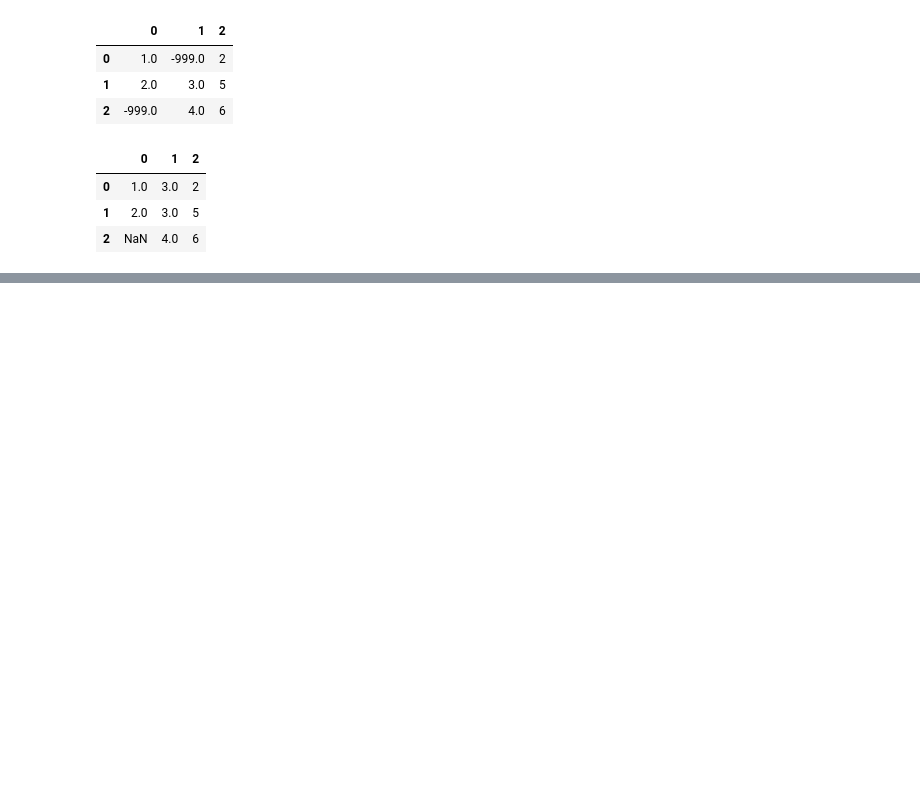
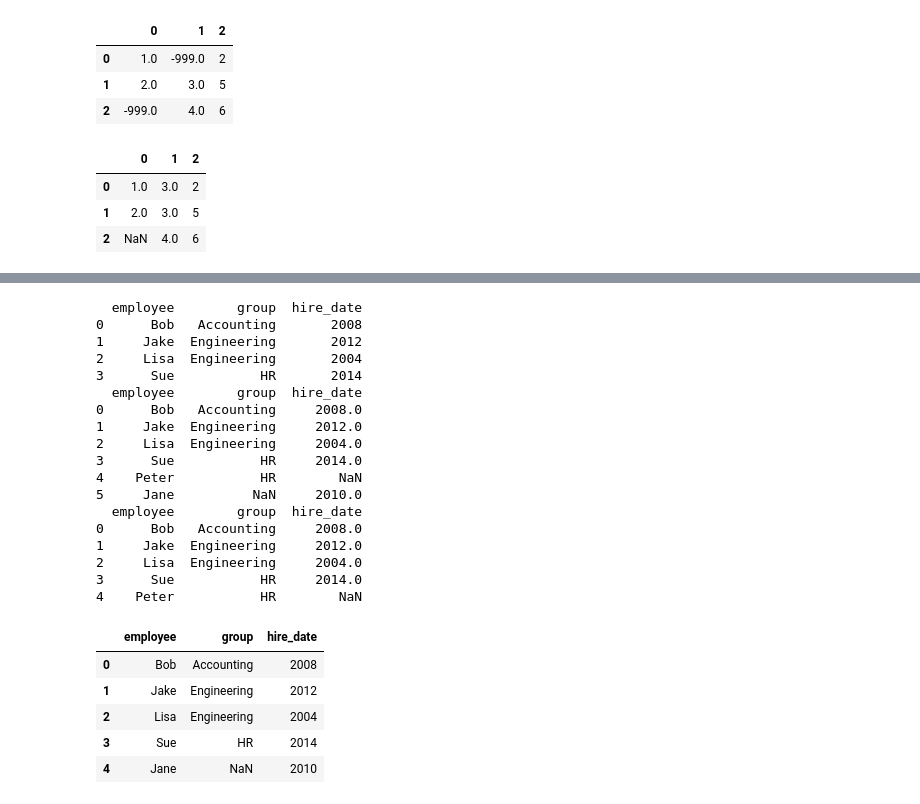
Before and after one commit to shanwaz1993/Python_prac, a Jupyter notebook: pandas_prac1.ipynb, the cells around one changed output, grey strips where cells are left out. Cells and saved outputs as stored; diff of their text form; code cells hidden in the pictures; blank space fills up the shorter version.

```diff
--- a/pandas_prac1.ipynb
+++ b/pandas_prac1.ipynb
@@ -218,0 +414,32 @@ AttributeError: 'module' object has no attribute 'rand'
+# %%
+df1 = pd.DataFrame({'employee': ['Bob', 'Jake', 'Lisa', 'Sue','Peter'],'group': ['Accounting', 'Engineering', 'Engineering', 'HR','HR']})
+df2 = pd.DataFrame({'employee': ['Lisa', 'Bob', 'Jake', 'Sue','Jane'],'hire_date': [2004, 2008, 2012, 2014,2010]})
+print(pd.merge(df1,df2,how='inner'))
+print(pd.merge(df1,df2,how='outer'))
+print(pd.merge(df1,df2,how='left'))
+pd.merge(df1,df2,how='right')
+# %% [output]
+  employee        group  hire_date
+0      Bob   Accounting       2008
+1     Jake  Engineering       2012
+2     Lisa  Engineering       2004
+3      Sue           HR       2014
+  employee        group  hire_date
+0      Bob   Accounting     2008.0
+1     Jake  Engineering     2012.0
+2     Lisa  Engineering     2004.0
+3      Sue           HR     2014.0
+4    Peter           HR        NaN
+5     Jane          NaN     2010.0
+  employee        group  hire_date
+0      Bob   Accounting     2008.0
+1     Jake  Engineering     2012.0
+2     Lisa  Engineering     2004.0
+3      Sue           HR     2014.0
+4    Peter           HR        NaN
+|  | employee | group | hire_date |
+| 0 | Bob | Accounting | 2008 |
+| 1 | Jake | Engineering | 2012 |
+| 2 | Lisa | Engineering | 2004 |
+| 3 | Sue | HR | 2014 |
+| 4 | Jane | NaN | 2010 |
```
Also changed, not shown: parts of 10 cells of this notebook.
